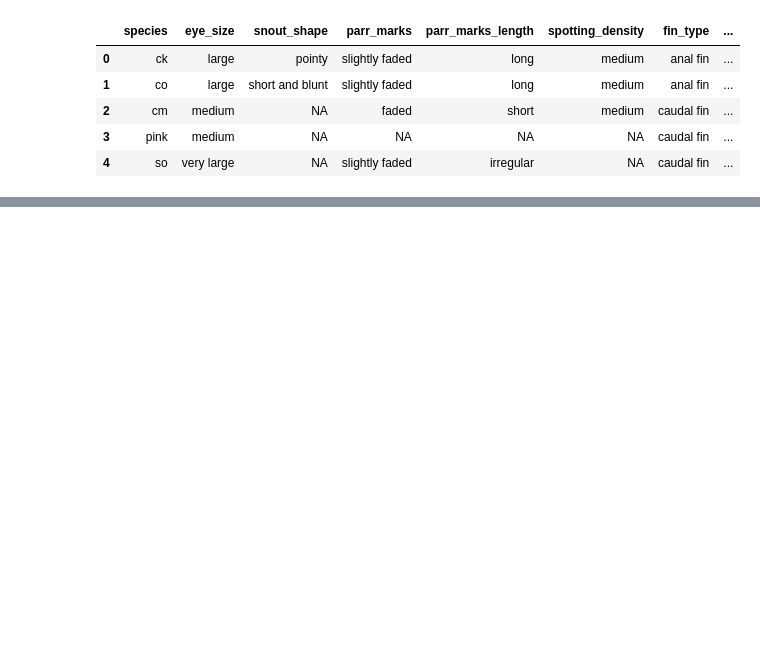
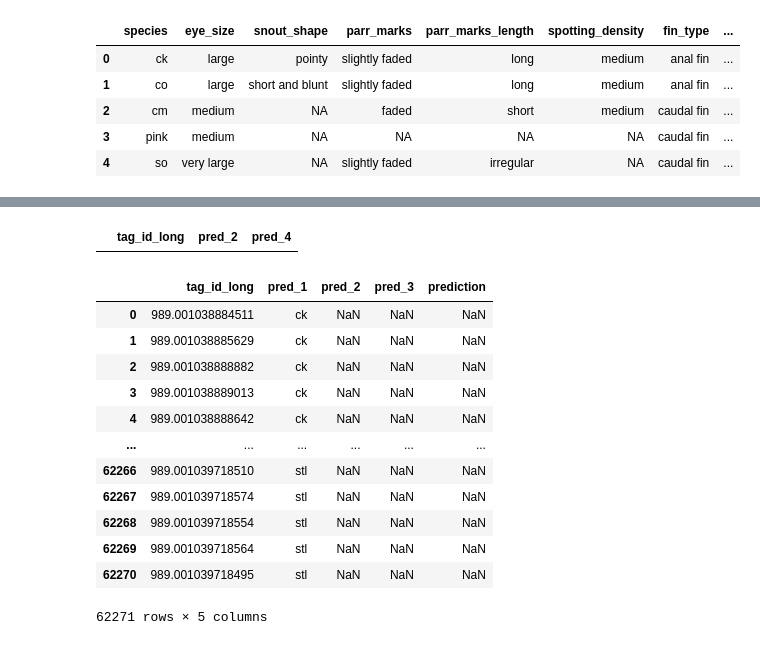
Before and after one commit to brahmwg/Bottlenecks_MDS_Capstone, a Jupyter notebook: mds_deliverables/species_prediction_model/demo/demo.ipynb, the cells around one changed output, grey strips where cells are left out. Cells and saved outputs as stored; diff of their text form; code cells hidden in the pictures; blank space fills up the shorter version.

```diff
--- a/mds_deliverables/species_prediction_model/demo/demo.ipynb
+++ b/mds_deliverables/species_prediction_model/demo/demo.ipynb
@@ -118,5 +94,5 @@ def voting_classifier_deterministic(data):
 # %%
-voting_classifier_deterministic(processed_data)
+det_results = voting_classifier_deterministic(processed_data)
 # %% [output]
 A value is trying to be set on a copy of a slice from a DataFrame.
 Try using .loc[row_indexer,col_indexer] = value instead
@@ -138,0 +102,45 @@ See the caveats in the documentation: https://pandas.pydata.org/pandas-docs/stab
+# %%
+prob_results = pd.DataFrame(columns=['tag_id_long','pred_2','pred_4'])
+prob_results
+# %% [output]
+|  | tag_id_long | pred_2 | pred_4 |
+# %%
+def voting_classifier(det_results,prob_results):
+    df = det_results.merge(prob_results,on='tag_id_long',how='left')
+    df.columns = ['tag_id_long','pred_1','pred_2','pred_3']
+
+    ensemble_pred = []
+    for row in range(len(df)):
+        predictions = []
+        prediction = [df.iloc[row]['pred_1'],
+                      df.iloc[row]['pred_2'],
+                      df.iloc[row]['pred_3']]
+        if 'pink' in predictions:
+            ensemble_pred.append('pink')
+        elif 'so' in predictions:
+            ensemble_pred.append('so')
+        else:
+            ensemble_pred.append(max(set(prediction), key=prediction.count))
+
+
+    df['prediction'] = ensemble_pred
+
+    return df
+# %%
+df = voting_classifier(det_results,prob_results)
+# %%
+df
+# %% [output]
+|  | tag_id_long | pred_1 | pred_2 | pred_3 | prediction |
+| 0 | 989.001038884511 | ck | NaN | NaN | NaN |
+| 1 | 989.001038885629 | ck | NaN | NaN | NaN |
+| 2 | 989.001038888882 | ck | NaN | NaN | NaN |
+| 3 | 989.001038889013 | ck | NaN | NaN | NaN |
+| 4 | 989.001038888642 | ck | NaN | NaN | NaN |
+| ... | ... | ... | ... | ... | ... |
+| 62266 | 989.001039718510 | stl | NaN | NaN | NaN |
+| 62267 | 989.001039718574 | stl | NaN | NaN | NaN |
+| 62268 | 989.001039718554 | stl | NaN | NaN | NaN |
+| 62269 | 989.001039718564 | stl | NaN | NaN | NaN |
+| 62270 | 989.001039718495 | stl | NaN | NaN | NaN |
+62271 rows × 5 columns
```
Also changed, not shown: parts of 8 cells of this notebook.
